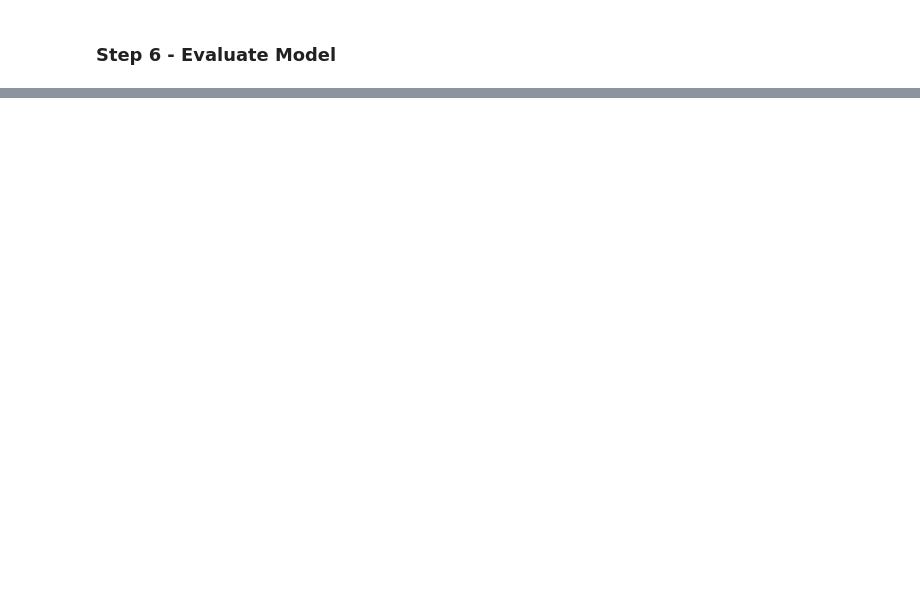
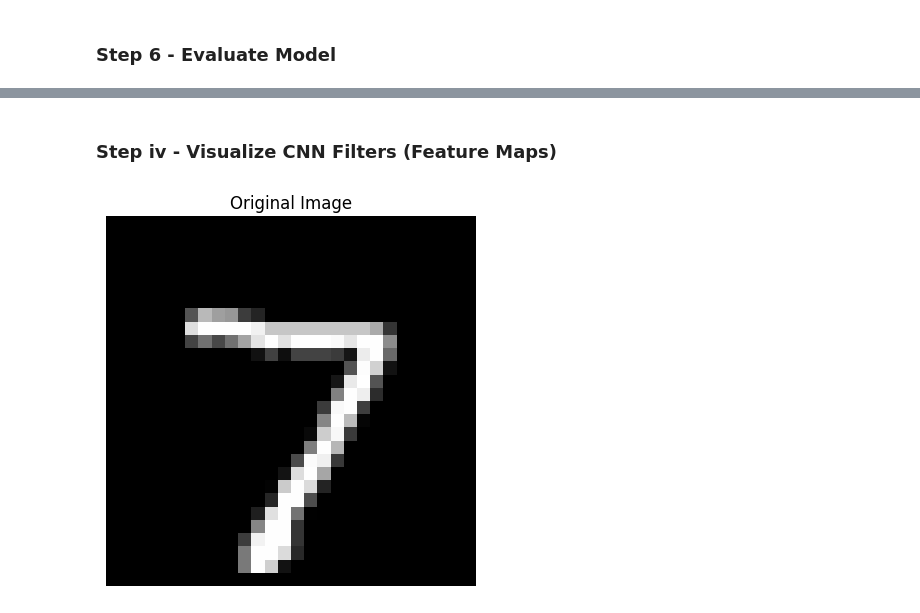
Before and after one commit to ashfaknawshad/ml-roadmap, a Jupyter notebook: 04_deep_learning/cnn_intro.ipynb, the cells around one changed output, grey strips where cells are left out. Drawn from its saved outputs; the diff is of its cells as text; code cells hidden in the pictures; blank space fills up the shorter version.

```diff
--- a/04_deep_learning/cnn_intro.ipynb
+++ b/04_deep_learning/cnn_intro.ipynb
@@ -106,0 +128,12 @@ Test Accuracy: 0.9901000261306763
+# %% [markdown]
+### Step iv - Visualize CNN Filters (Feature Maps)
+# %%
+# This will show what each convolutional layer detects — edges, curves, and later, abstract patterns.
+# Pick one image from the test set
+sample_image = X_test[0]
+plt.imshow(sample_image.reshape(28, 28), cmap='gray')
+plt.title("Original Image")
+plt.axis('off')
+plt.show()
+# %% [output]
+[figure, added]
```
Also changed, not shown: parts of 13 cells of this notebook.
